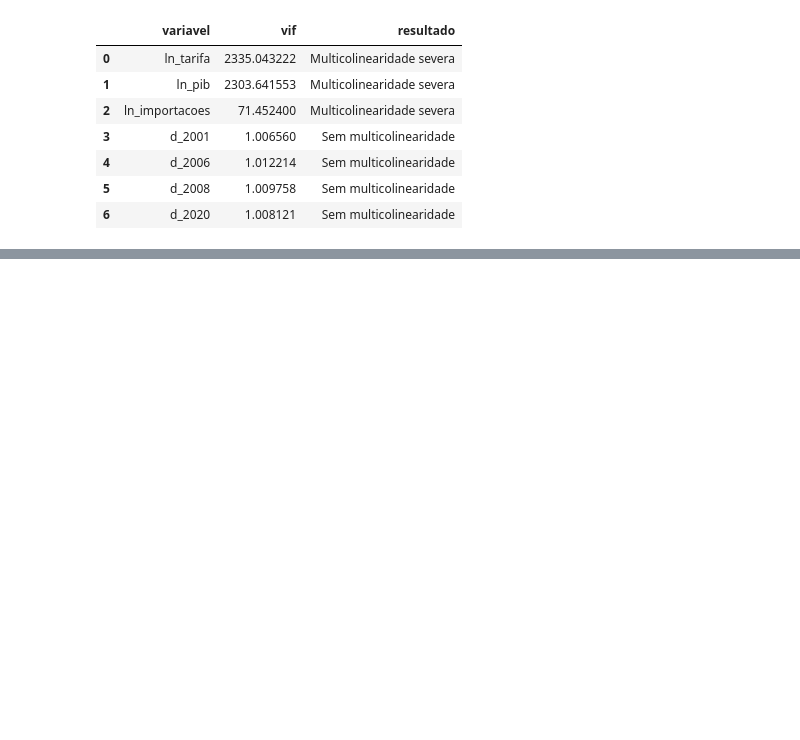
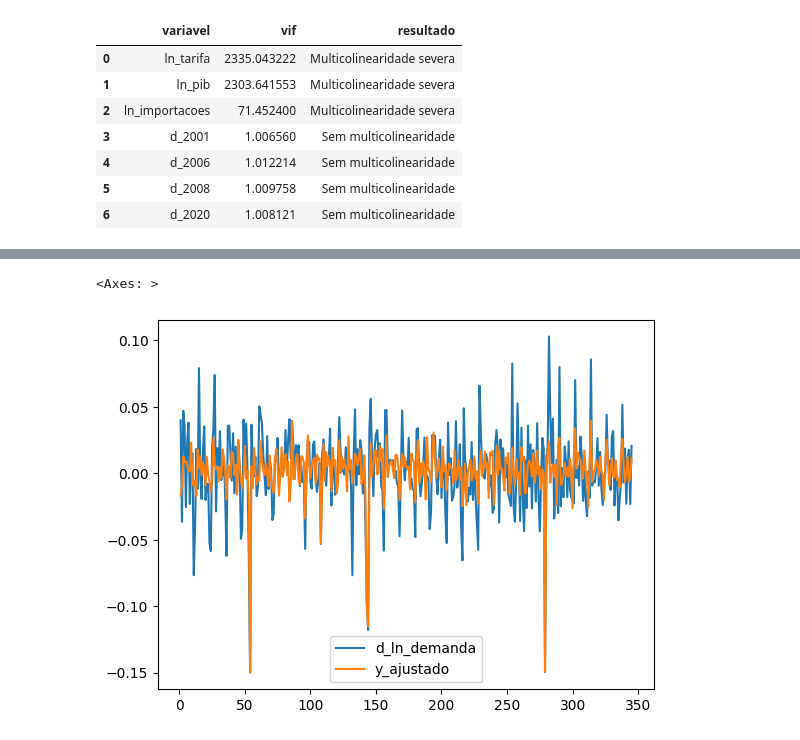
Before and after one commit to AlmyrGodoy/energy_demand_brazil, a Jupyter notebook: notebooks/04_estimation.ipynb, the cells around one changed output, grey strips where cells are left out. Saved outputs shown, nothing was run; the diff lists cells and outputs as text; code cells hidden in the pictures; blank space fills up the shorter version.

```diff
--- a/notebooks/04_estimation.ipynb
+++ b/notebooks/04_estimation.ipynb
@@ -97,7 +97,7 @@ strong multicollinearity or other numerical problems.
 # %%
 from src.models import fitted_values
 
-df_log["y_ajustado"] = fitted_values(results_log)
+df_log["y_ajustado"] = fitted_values(results)
 df_log[["ln_demanda", "y_ajustado"]].plot()
 # %% [output]
 <Axes: >
@@ -105,5 +105,5 @@ df_log[["ln_demanda", "y_ajustado"]].plot()
 # %%
 from src.models import residuals
 
-df_log["resid"] = residuals(results_log)
+df_log["resid"] = residuals(results)
 # %%
@@ -145,0 +150,7 @@ vif_df
+# %%
+df_log["d_ln_demanda"] = df_log["ln_demanda"].diff()
+df_log["d_ln_tarifa"] = df_log["ln_tarifa"].diff()
+df_log["d_ln_pib"] = df_log["ln_pib"].diff()
+df_log["d_ln_importacoes"] = df_log["ln_importacoes"].diff()
+
+df_diff = df_log.dropna().copy()
@@ -145,0 +159,18 @@ vif_df
+# %%
+from src.models import fit_ols
+
+results = fit_ols(
+    df=df_diff,
+    y="d_ln_demanda",
+    X=[
+        "d_ln_tarifa",
+        "d_ln_pib",
+        "d_ln_importacoes",
+        "d_2001",
+        "d_2006",
+        "d_2008",
+        "d_2020"
+    ]
+)
+
+print(results.summary())
@@ -145,0 +247,8 @@ vif_df
+# %%
+from src.models import fitted_values
+
+df_diff["y_ajustado"] = fitted_values(results)
+df_diff[["d_ln_demanda", "y_ajustado"]].plot()
+# %% [output]
+<Axes: >
+[figure, added]
```
Also changed, not shown: parts of 12 cells of this notebook, 1 other file.
